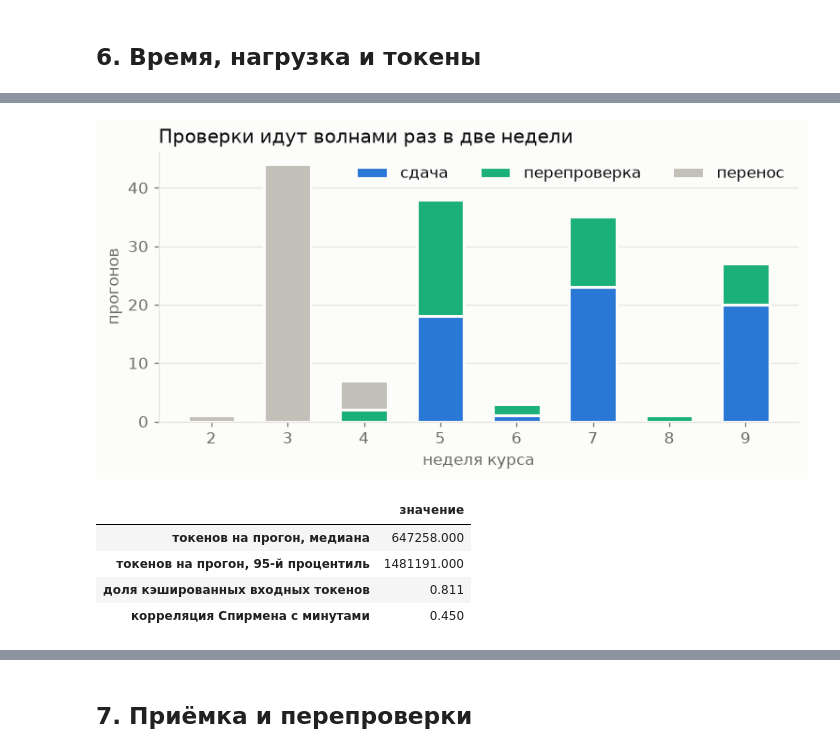
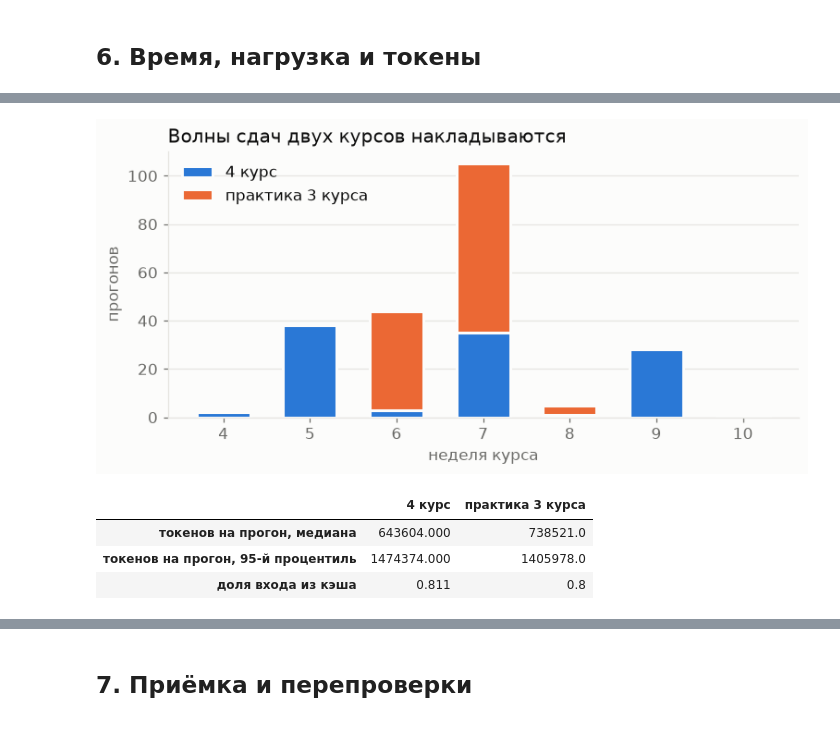
Before and after one commit to ChS23/mlsd-judge, a Jupyter notebook: notebooks/eda.ipynb, the cells around one changed output, grey strips where cells are left out. Saved outputs shown, nothing was run; the diff lists cells and outputs as text; code cells hidden in the pictures.

```diff
--- a/notebooks/eda.ipynb
+++ b/notebooks/eda.ipynb
@@ -360,61 +388,55 @@ pd.DataFrame(
 # %%
-weekly = (
-    runs.groupby(["week", "trigger"])
-    .size()
-    .unstack(fill_value=0)
-    .reindex(range(2, 10), fill_value=0)
+# перенос со старой платформы это не проверки, у практики его нет
+w4 = runs[runs.trigger != "import"].groupby("week").size()
+w3 = c3_weeks.groupby("week")["count"].sum()
+weeks = range(
+    int(min(w4.index.min(), w3.index.min())),
+    int(max(w4.index.max(), w3.index.max())) + 1,
 )
-order = [
-    ("submit", "сдача", SERIES),
-    ("recheck", "перепроверка", "#1baf7a"),
-    ("import", "перенос", "#c2c0b8"),
-]
+weekly = pd.DataFrame({"c4": w4, "c3": w3}).reindex(weeks, fill_value=0).fillna(0)
 fig, ax = plt.subplots(figsize=(8, 3.4))
-bottom = pd.Series(0, index=weekly.index)
-for key, label, color in order:
+bottom = pd.Series(0.0, index=weekly.index)
+for c in COURSES:
     ax.bar(
         weekly.index,
-        weekly[key],
+        weekly[c],
         bottom=bottom,
-        color=color,
+        color=COURSE_COLOR[c],
         width=0.62,
-        label=label,
+        label=COURSES[c],
         edgecolor=SURFACE,
         linewidth=2,
     )
-    bottom = bottom + weekly[key]
-ax.set_title("Проверки идут волнами раз в две недели")
+    bottom = bottom + weekly[c]
+ax.set_title("Волны сдач двух курсов накладываются")
 ax.set_xlabel("неделя курса")
 ax.set_ylabel("прогонов")
 ax.grid(axis="x", visible=False)
-ax.legend(frameon=False, ncols=3, loc="upper right")
-fig.savefig(FIG / "06_runs_by_week.png", dpi=150, bbox_inches="tight")
+ax.legend(frameon=False, loc="upper left")
+fig.savefig(FIG / "04_runs_by_week.png", dpi=150, bbox_inches="tight")
 plt.show()
 # %% [output]
-[figure, old version]
+[figure, new version]
 # %%
 usage = new_runs.dropna(subset=["tokens_in"]).assign(
-    tokens=lambda d: d["tokens_in"] + d["tokens_out"]
+    tokens=lambda d: d.tokens_in + d.tokens_out
 )
-pd.DataFrame(
+table(
     {
-        "значение": [
-            int(usage["tokens"].median()),
-            int(usage["tokens"].quantile(0.95)),
-            round(usage["tokens_cached"].sum() / usage["tokens_in"].sum(), 3),
-            round(usage["minutes"].rank().corr(usage["tokens"].rank()), 2),
-        ]
+        "токенов на прогон, медиана": int(usage.tokens.median()),
+        "токенов на прогон, 95-й процентиль": int(usage.tokens.quantile(0.95)),
+        "доля входа из кэша": round(
+            usage.tokens_cached.sum() / usage.tokens_in.sum(), 3
+        ),
     },
-    index=[
-        "токенов на прогон, медиана",
-        "токенов на прогон, 95-й процентиль",
-        "доля кэшированных входных токенов",
-        "корреляция Спирмена с минутами",
-    ],
+    {
+        "токенов на прогон, медиана": int(c3["tokens_per_run"]["median"]),
+        "токенов на прогон, 95-й процентиль": int(c3["tokens_per_run"]["p95"]),
+        "доля входа из кэша": c3["cache_share"],
+    },
 )
 # %% [output]
-|  | значение |
-| токенов на прогон, медиана | 647258.000 |
-| токенов на прогон, 95-й процентиль | 1481191.000 |
-| доля кэшированных входных токенов | 0.811 |
-| корреляция Спирмена с минутами | 0.450 |
+|  | 4 курс | практика 3 курса |
+| токенов на прогон, медиана | 643604.000 | 738521.0 |
+| токенов на прогон, 95-й процентиль | 1474374.000 | 1405978.0 |
+| доля входа из кэша | 0.811 | 0.8 |
```
Also changed, not shown: parts of 34 cells of this notebook, 22 other files.
